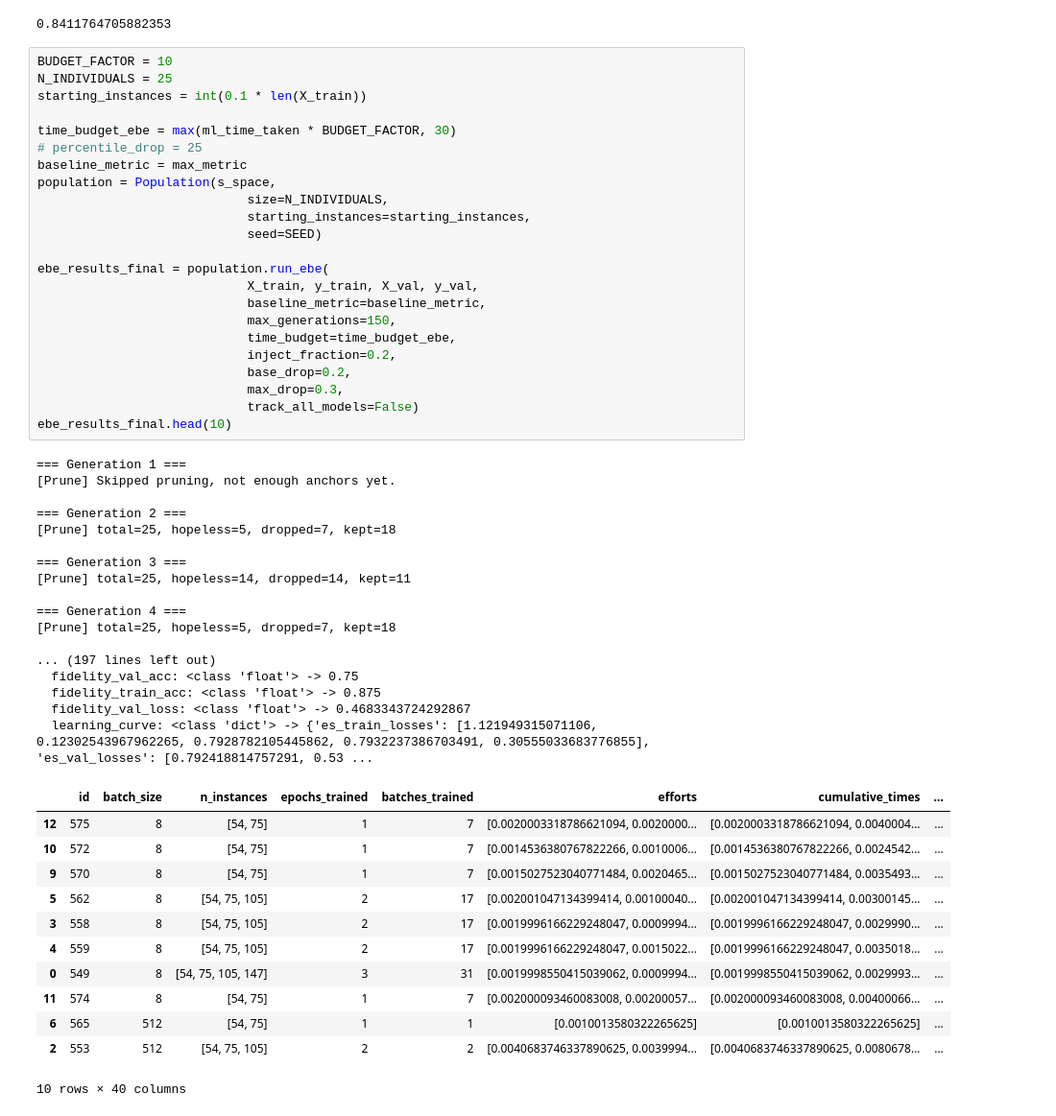
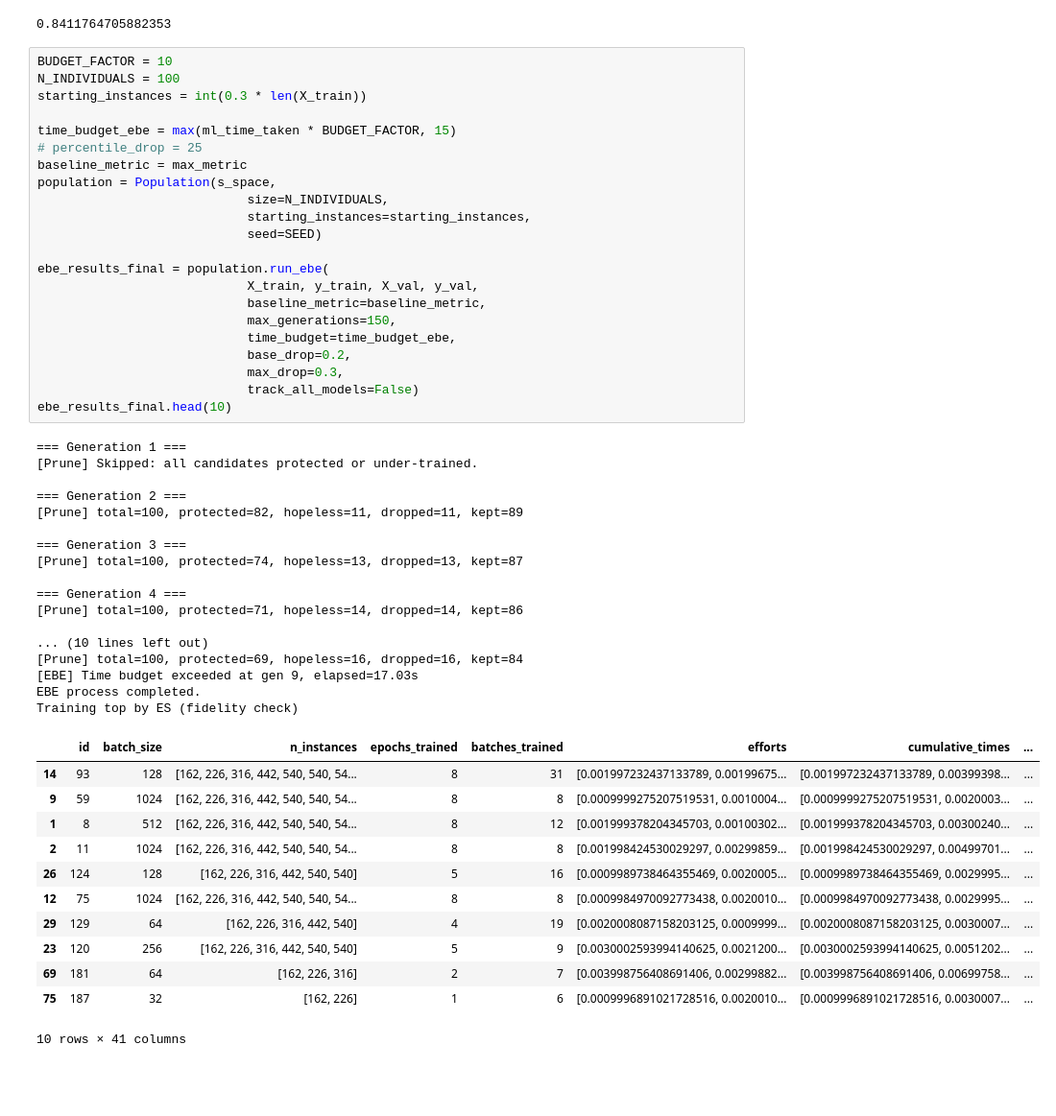
Before and after one commit to topsy-13/ShouldYouEvenNN, a Jupyter notebook: notebooks/batch_method.ipynb, the cells around one changed output. Shown at 96% size. Cells and saved outputs as stored; diff of their text form; blank space fills up the shorter version.

```diff
--- a/notebooks/batch_method.ipynb
+++ b/notebooks/batch_method.ipynb
@@ -55,57 +55,56 @@ naml_max_test_acc
 0.8411764705882353
 # %%
 BUDGET_FACTOR = 10
-N_INDIVIDUALS = 25
-starting_instances = int(0.1 * len(X_train))
+N_INDIVIDUALS = 100
+starting_instances = int(0.3 * len(X_train))
 
-time_budget_ebe = max(ml_time_taken * BUDGET_FACTOR, 30)
+time_budget_ebe = max(ml_time_taken * BUDGET_FACTOR, 15)
 # percentile_drop = 25
 baseline_metric = max_metric
 population = Population(s_space,
                             size=N_INDIVIDUALS,
                             starting_instances=starting_instances,
                             seed=SEED)
 
 ebe_results_final = population.run_ebe(
                             X_train, y_train, X_val, y_val,
                             baseline_metric=baseline_metric,
                             max_generations=150,
                             time_budget=time_budget_ebe,
-                            inject_fraction=0.2,
                             base_drop=0.2,
                             max_drop=0.3,
                             track_all_models=False)
 ebe_results_final.head(10)
 # %% [output]
 === Generation 1 ===
-[Prune] Skipped pruning, not enough anchors yet.
+[Prune] Skipped: all candidates protected or under-trained.
 
 === Generation 2 ===
-[Prune] total=25, hopeless=5, dropped=7, kept=18
+[Prune] total=100, protected=82, hopeless=11, dropped=11, kept=89
 
 === Generation 3 ===
-[Prune] total=25, hopeless=14, dropped=14, kept=11
+[Prune] total=100, protected=74, hopeless=13, dropped=13, kept=87
 
 === Generation 4 ===
-[Prune] total=25, hopeless=5, dropped=7, kept=18
+[Prune] total=100, protected=71, hopeless=14, dropped=14, kept=86
 
-... (197 lines left out)
-  fidelity_val_acc: <class 'float'> -> 0.75
-  fidelity_train_acc: <class 'float'> -> 0.875
-  fidelity_val_loss: <class 'float'> -> 0.4683343724292867
-  learning_curve: <class 'dict'> -> {'es_train_losses': [1.121949315071106, 0.12302543967962265, 0.7928782105445862, 0.7932237386703491, 0.30555033683776855], 'es_val_losses': [0.792418814757291, 0.53 ...
+... (10 lines left out)
+[Prune] total=100, protected=69, hopeless=16, dropped=16, kept=84
+[EBE] Time budget exceeded at gen 9, elapsed=17.03s
+EBE process completed.
+Training top by ES (fidelity check)
 |  | id | batch_size | n_instances | epochs_trained | batches_trained | efforts | cumulative_times | ... |
-| 12 | 575 | 8 | [54, 75] | 1 | 7 | [0.0020003318786621094, 0.0020000... | [0.0020003318786621094, 0.0040004... | ... |
-| 10 | 572 | 8 | [54, 75] | 1 | 7 | [0.0014536380767822266, 0.0010006... | [0.0014536380767822266, 0.0024542... | ... |
-| 9 | 570 | 8 | [54, 75] | 1 | 7 | [0.0015027523040771484, 0.0020465... | [0.0015027523040771484, 0.0035493... | ... |
-| 5 | 562 | 8 | [54, 75, 105] | 2 | 17 | [0.002001047134399414, 0.00100040... | [0.002001047134399414, 0.00300145... | ... |
-| 3 | 558 | 8 | [54, 75, 105] | 2 | 17 | [0.0019996166229248047, 0.0009994... | [0.0019996166229248047, 0.0029990... | ... |
-| 4 | 559 | 8 | [54, 75, 105] | 2 | 17 | [0.0019996166229248047, 0.0015022... | [0.0019996166229248047, 0.0035018... | ... |
-| 0 | 549 | 8 | [54, 75, 105, 147] | 3 | 31 | [0.0019998550415039062, 0.0009994... | [0.0019998550415039062, 0.0029993... | ... |
-| 11 | 574 | 8 | [54, 75] | 1 | 7 | [0.002000093460083008, 0.00200057... | [0.002000093460083008, 0.00400066... | ... |
-| 6 | 565 | 512 | [54, 75] | 1 | 1 | [0.0010013580322265625] | [0.0010013580322265625] | ... |
-| 2 | 553 | 512 | [54, 75, 105] | 2 | 2 | [0.0040683746337890625, 0.0039994... | [0.0040683746337890625, 0.0080678... | ... |
+| 14 | 93 | 128 | [162, 226, 316, 442, 540, 540, 54... | 8 | 31 | [0.001997232437133789, 0.00199675... | [0.001997232437133789, 0.00399398... | ... |
+| 9 | 59 | 1024 | [162, 226, 316, 442, 540, 540, 54... | 8 | 8 | [0.0009999275207519531, 0.0010004... | [0.0009999275207519531, 0.0020003... | ... |
+| 1 | 8 | 512 | [162, 226, 316, 442, 540, 540, 54... | 8 | 12 | [0.001999378204345703, 0.00100302... | [0.001999378204345703, 0.00300240... | ... |
+| 2 | 11 | 1024 | [162, 226, 316, 442, 540, 540, 54... | 8 | 8 | [0.001998424530029297, 0.00299859... | [0.001998424530029297, 0.00499701... | ... |
+| 26 | 124 | 128 | [162, 226, 316, 442, 540, 540] | 5 | 16 | [0.0009989738464355469, 0.0020005... | [0.0009989738464355469, 0.0029995... | ... |
+| 12 | 75 | 1024 | [162, 226, 316, 442, 540, 540, 54... | 8 | 8 | [0.0009984970092773438, 0.0020010... | [0.0009984970092773438, 0.0029995... | ... |
+| 29 | 129 | 64 | [162, 226, 316, 442, 540] | 4 | 19 | [0.0020008087158203125, 0.0009999... | [0.0020008087158203125, 0.0030007... | ... |
+| 23 | 120 | 256 | [162, 226, 316, 442, 540, 540] | 5 | 9 | [0.0030002593994140625, 0.0021200... | [0.0030002593994140625, 0.0051202... | ... |
+| 69 | 181 | 64 | [162, 226, 316] | 2 | 7 | [0.003998756408691406, 0.00299882... | [0.003998756408691406, 0.00699758... | ... |
+| 75 | 187 | 32 | [162, 226] | 1 | 6 | [0.0009996891021728516, 0.0020010... | [0.0009996891021728516, 0.0030007... | ... |
-10 rows × 40 columns
+10 rows × 41 columns
 # %%
 # Train by ES the best model
 population.final_decision()
```
Also changed, not shown: parts of 8 cells of this notebook, 6 other files.
